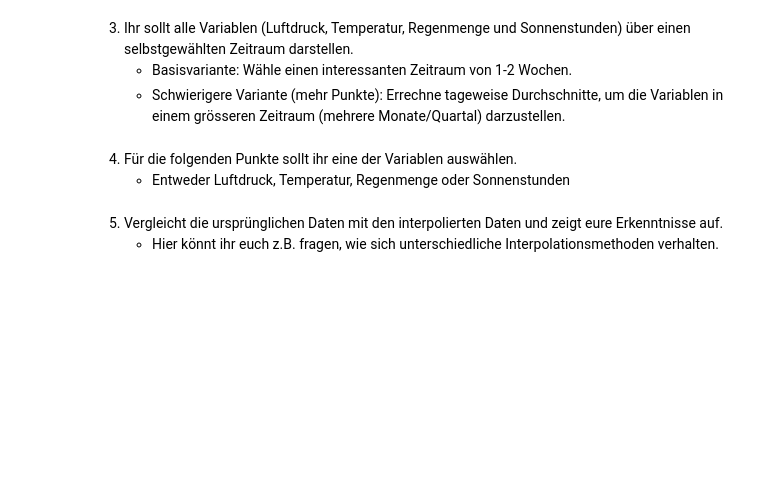
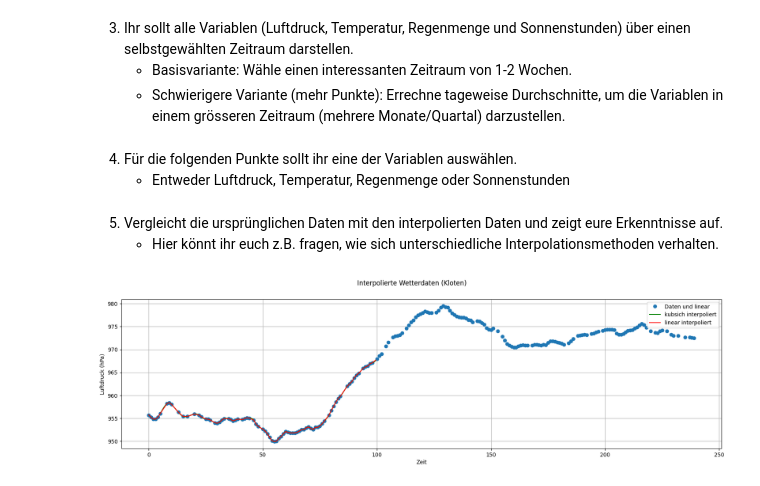
Before and after one commit to Kevin-J-Klein/NGDS-Gruppe-G, a Jupyter notebook: WetterstationGruppeG_alex.ipynb, the cells around one changed output. Cells and saved outputs as stored; diff of their text form; code cells hidden in the pictures; blank space fills up the shorter version.

```diff
--- a/WetterstationGruppeG_alex.ipynb
+++ b/WetterstationGruppeG_alex.ipynb
@@ -164,34 +160,31 @@ print(mean_luftdruck)
 # %% [markdown]
 5. Vergleicht die ursprünglichen Daten mit den interpolierten Daten und zeigt eure Erkenntnisse auf.
    - Hier könnt ihr euch z.B. fragen, wie sich unterschiedliche Interpolationsmethoden verhalten.
+# %%
+max = int(np.max(time_diff))
+t = np.linspace(0, max, (2*max))
+
+f_cubic = interp1d(time_diff, prestah0, kind='cubic')
+f_linear = interp1d(time_diff, prestah0, kind = 'linear')
+
+pressure_inter_cubic = f_cubic(t)
+pressure_inter_linear = f_linear(t)
 # %%
-max = int(np.max(time_diff[:200]))
-#print(max)
-#0, 7473, 2*7473
-
-t = np.linspace(0, max, (2*max),100)
-kind = 'cubic'
-kind_vergl = ' linear'
-
-f_cubic = interp1d(time_diff, klo_weather_t[2:3], kind)
-f_linear = interp1d(time_diff, klo_weather_t[2:3], kind_vergl)
-
-prestah0_inter = f_cubic(t)
-prestah0_inter_linear = f_linear(t)
-
-klo_weather_t_inter = np.array([prestah0_inter])
-
-
-fig, (ax1,ax2) = plt.subplots(2, 1, sharex=True, figsize=(20,7))
+fig, (ax1) = plt.subplots(1, 1, sharex=True, figsize=(20,5))
 fig.subplots_adjust(wspace=0.5, hspace=0.3)
 
-ax1.plot(time_diff_demo, prestah0[:200], 'o', label='Original')
-ax1.plot(t, prestah0_inter, 'g-', label='kubsich interpoliert')
-ax1.plot(t, prestah0_inter_linear, 'r-', label='linear interpoliert')
+ax1.plot(time_diff[:200], prestah0[:200], 'o', label='Daten und linear')
+ax1.plot(t[0:200], pressure_inter_cubic[0:200], 'g-', label='kubsich interpoliert')
+ax1.plot(t[0:200], pressure_inter_linear[0:200], 'r-', label='linear interpoliert')
 ax1.set_ylabel('Luftdruck (hPa)')
-#ax1.set_xlabel('Zeit')
 ax1.legend()
 
+plt.grid()
 plt.xlabel('Zeit')
-plt.suptitle('Interpolierte Daten Wetterdaten (Kloten)')
+plt.suptitle('Interpolierte Wetterdaten (Kloten)')
 plt.show()
+
+#Kommentar herausfinden, was das maximum ist, damit alle interpolierte Daten angezeigt werden
+#da t[0:200] nur einen Anzahl Werte im Array
+# %% [output]
+[figure, added]
```
Also changed, not shown: parts of 3 cells of this notebook.
